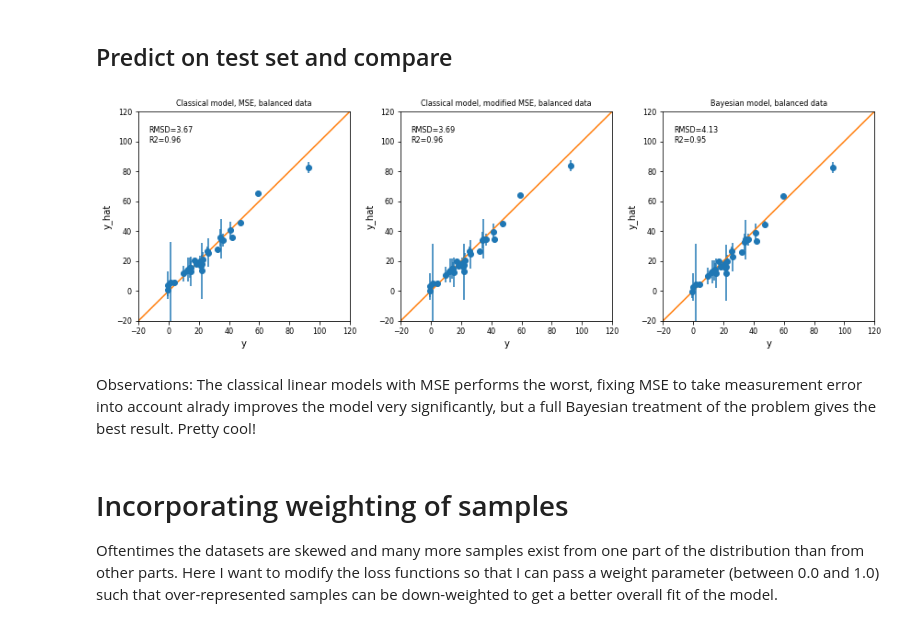
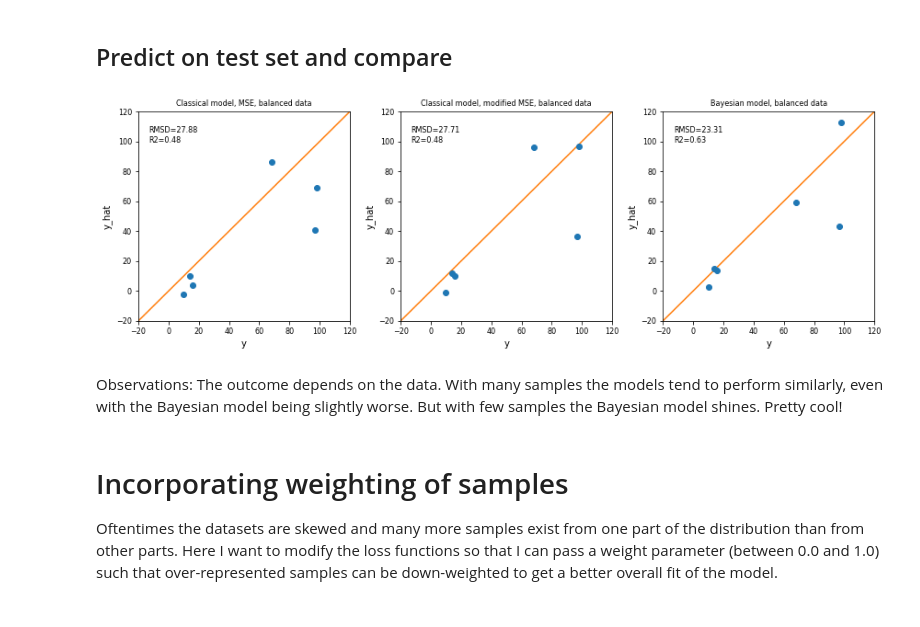
Before and after one commit to mengqvist/data_analysis_sivia, a Jupyter notebook: bayesian_linear_regression.ipynb, the cells around one changed output. Drawn from its saved outputs; the diff is of its cells as text; code cells hidden in the pictures.

```diff
--- a/bayesian_linear_regression.ipynb
+++ b/bayesian_linear_regression.ipynb
@@ -78,8 +80,7 @@ pyro.set_rng_seed(101)
 # %% [markdown]
 ### Setup function to generate data
 # %%
-def get_x(y):
-    pieces = 5
+def get_x(y, pieces=10):
 
     X = []
     for idx in range(pieces-1):
@@ -89,24 +90,27 @@ def get_x(y):
     # randomize the order
     random.shuffle(X)
 
-    # devide by the weights (since I know the "true" fuction)
-    X = np.array(X) / np.array([1, 2, 3, 4, 5])
+    # devide by the weights (since I know the "true" function)
+    X = np.array(X) / np.arange(1, pieces+1, 1)
 
     return X.tolist()
 
 
 def generate_data(n=20, ymin=10, ymax=100, sigma=5):
     X = []
-    y = []
+    y_obs = []
+    y_true = []
     stdevs = []
 
     for s in range(n):
         # sample y three times (to simulate measurements)
         mu = np.random.choice(np.arange(ymin, ymax))
+        y_true.append(mu)
+
         measured_y = pyro.sample('y', dist.Normal(torch.ones(3)*mu, torch.ones(3)*sigma))
 
         # add y and stdev to data
-        y.append(measured_y.mean().item())
+        y_obs.append(measured_y.mean().item())
         stdevs.append(measured_y.std().item())
 
         # find X to match this y
@@ -114,7 +118,7 @@ def generate_data(n=20, ymin=10, ymax=100, sigma=5):
         # lm = x1*1 + x2*2 + x3*3 + x4*4 + x5*5 + 2.5 = y
         X.append(get_x(mu-2.5))
 
-    df = pd.DataFrame({'y':y, 'stdev':stdevs})
+    df = pd.DataFrame({'y_obs':y_obs, 'y_true':y_true, 'stdev':stdevs})
     df = df.join(pd.DataFrame(X, columns=['x{}'.format(i) for i in range(1, len(X[0])+1)]) )
 
     return df
@@ -127,10 +131,10 @@ if exists(data_filepath):
 
 else:
     # A set of data with low error
-    df_low = generate_data(n=30, ymin=5, ymax=100, sigma=5)
+    df_low = generate_data(n=10, ymin=5, ymax=100, sigma=5)
 
     # A set of data with high error
-    df_high = generate_data(n=10, ymin=5, ymax=100, sigma=30)
+    df_high = generate_data(n=20, ymin=5, ymax=100, sigma=30)
 
     # combine
     df = df_low.append(df_high)
@@ -145,13 +149,12 @@ else:
 # prepare splits
 train, test = train_test_split(df, test_size=0.2, random_state=42)
 
-X_train = train.drop(['y', 'stdev'], axis=1).to_numpy()
-y_train = train.y.to_numpy()
+X_train = train.drop(['y_obs', 'y_true', 'stdev'], axis=1).to_numpy()
+y_train = train.y_obs.to_numpy()
 stdev_train = train.stdev.to_numpy()
 
-X_test = test.drop(['y', 'stdev'], axis=1).to_numpy()
-y_test = test.y.to_numpy()
-stdev_test = test.stdev.to_numpy()
+X_test = test.drop(['y_obs', 'y_true', 'stdev'], axis=1).to_numpy()
+y_test = test.y_true.to_numpy()
 # %%
 fig, ax = plt.subplots(1, 2, figsize=(9,3))
 
@@ -497,42 +503,42 @@ r2_bayes = r2_score(y_true=y_test, y_pred=yhat_bayes, sample_weight=None)
 # plot the predictions
 fig, ax = plt.subplots(nrows=1, ncols=3, figsize=(12, 4), sharey=False)
 
-ax[0].errorbar(y_test.numpy(), yhat_classical, yerr=stdev_test, fmt="o")
+ax[0].errorbar(y_test.numpy(), yhat_classical, fmt="o")
 ax[0].plot([0, 1], [0, 1], transform=ax[0].transAxes)
 ax[0].text(x=0.05, y=0.90, s='RMSD={:.2f}'.format(rmsd_classical), transform=ax[0].transAxes)
 ax[0].text(x=0.05, y=0.85, s='R2={:.2f}'.format(r2_classical), transform=ax[0].transAxes)
 ax[0].set(xlabel="y",
           ylabel="y_hat",
           title="Classical model, MSE, balanced data",
           xlim=(-20, 120),
           ylim=(-20, 120))
 
-ax[1].errorbar(y_test.numpy(), yhat_errors, yerr=stdev_test, fmt="o")
+ax[1].errorbar(y_test.numpy(), yhat_errors, fmt="o")
 ax[1].plot([0, 1], [0, 1], transform=ax[1].transAxes)
 ax[1].text(x=0.05, y=0.90, s='RMSD={:.2f}'.format(rmsd_errors), transform=ax[1].transAxes)
 ax[1].text(x=0.05, y=0.85, s='R2={:.2f}'.format(r2_errors), transform=ax[1].transAxes)
 ax[1].set(xlabel="y",
           ylabel="y_hat",
           title="Classical model, modified MSE, balanced data",
           xlim=(-20, 120),
           ylim=(-20, 120))
 
-ax[2].errorbar(y_test.numpy(), yhat_bayes, yerr=stdev_test, fmt="o")
+ax[2].errorbar(y_test.numpy(), yhat_bayes, fmt="o")
 ax[2].plot([0, 1], [0, 1], transform=ax[2].transAxes)
 ax[2].text(x=0.05, y=0.90, s='RMSD={:.2f}'.format(rmsd_bayes), transform=ax[2].transAxes)
 ax[2].text(x=0.05, y=0.85, s='R2={:.2f}'.format(r2_bayes), transform=ax[2].transAxes)
 ax[2].set(xlabel="y",
           ylabel="y_hat",
           title="Bayesian model, balanced data",
           xlim=(-20, 120),
           ylim=(-20, 120))
 
 plt.tight_layout()
 plt.show()
 # %% [output]
-[figure, old version]
+[figure, new version]
-# %% [markdown]
-Observations: The classical linear models with MSE performs the worst, fixing MSE to take measurement error into account alrady improves the model very significantly, but a full Bayesian treatment of the problem gives the best result. Pretty cool!
+# %% [markdown]
+Observations: The outcome depends on the data. With many samples the models tend to perform similarly, even with the Bayesian model being slightly worse. But with few samples the Bayesian model shines. Pretty cool!
 # %% [markdown]
 # Incorporating weighting of samples
 Oftentimes the datasets are skewed and many more samples exist from one part of the distribution than from other parts. Here I want to modify the loss functions so that I can pass a weight parameter (between 0.0 and 1.0) such that over-represented samples can be down-weighted to get a better overall fit of the model.
```
Also changed, not shown: parts of 33 cells of this notebook, 2 other files.
